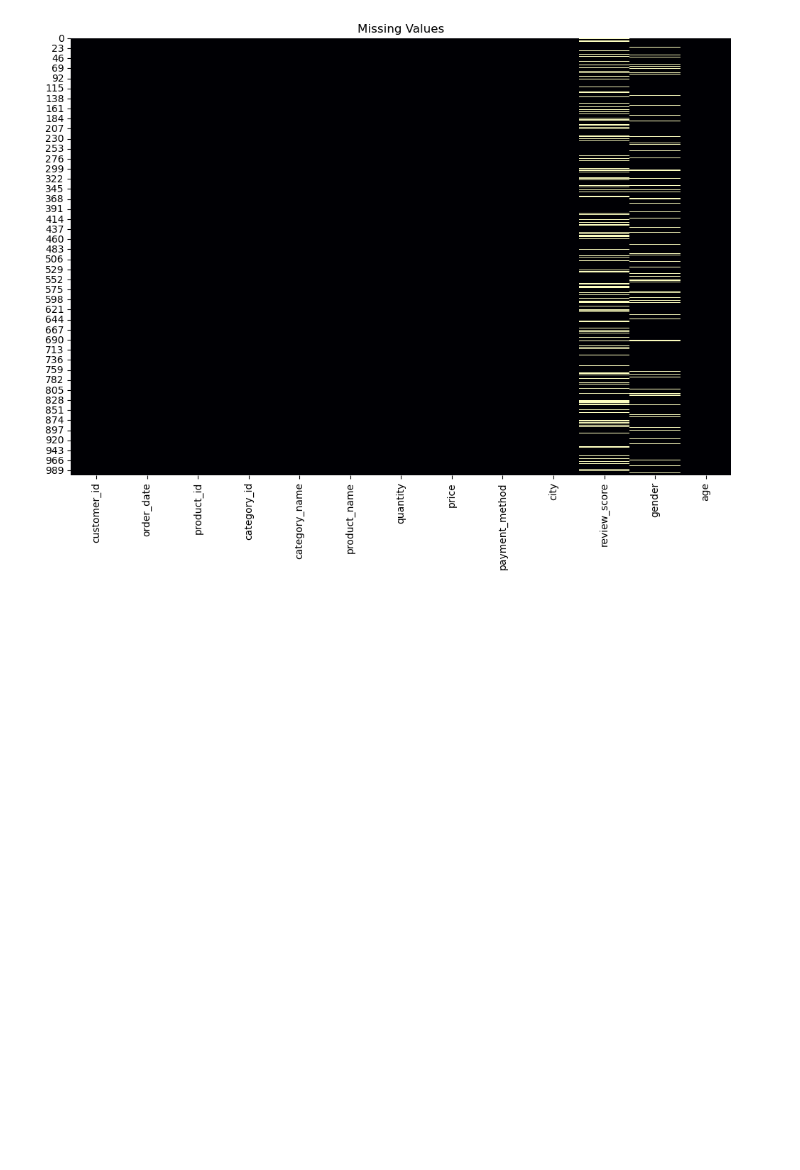
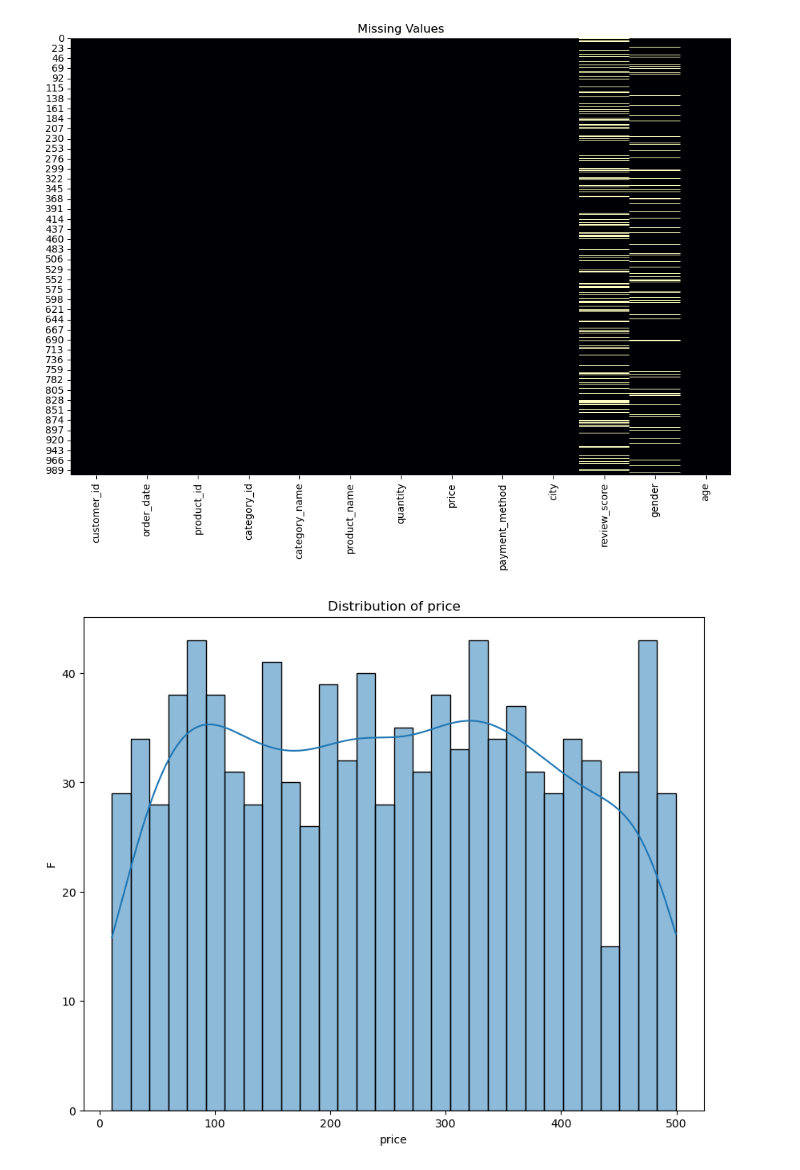
Before and after one commit to kolithawarnakulasooriya/E2E-ml-flow, a Jupyter notebook: jpbooks/analysis.ipynb, the cells around one changed output. Cells and saved outputs as stored; diff of their text form; code cells hidden in the pictures; blank space fills up the shorter version.

```diff
--- a/jpbooks/analysis.ipynb
+++ b/jpbooks/analysis.ipynb
@@ -62,3 +62,11 @@ review_score    201
 gender          103
 dtype: int64
 [figure]
+# %%
+from src.analysis.varient_analysis import NumericalUnivarientAnalyzer
+
+# Univarient analysers
+nva = NumericalUnivarientAnalyzer()
+nva.setOptions('price').analyse(df)
+# %% [output]
+[figure, added]
```
Also changed, not shown: 6 other files.
